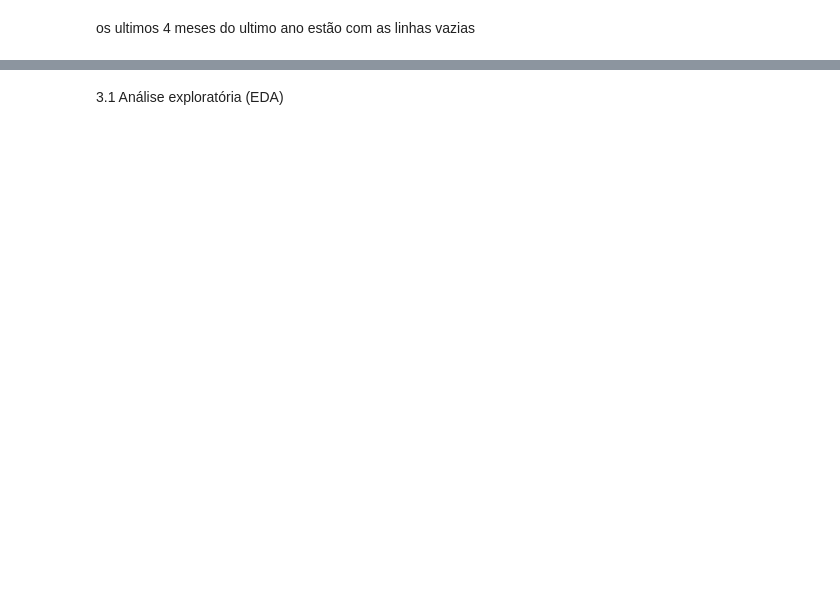
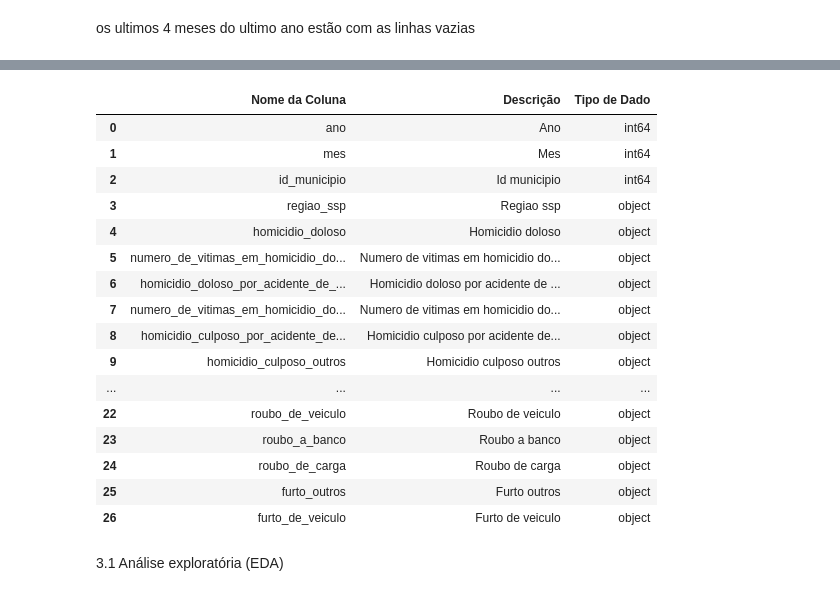
Before and after one commit to fabarroso/MVP-ML, a Jupyter notebook: mvpml.ipynb, the cells around one changed output, grey strips where cells are left out. Drawn from its saved outputs; the diff is of its cells as text; code cells hidden in the pictures; blank space fills up the shorter version.

```diff
--- a/mvpml.ipynb
+++ b/mvpml.ipynb
@@ -163,5 +163,34 @@ Linhas Eliminadas:
 50%     2012.00      6.50    3528502.00
 75%     2017.00      9.25    3543238.00
 max     2021.00     12.00    3557303.00
+# %%
+# Criar um dataframe para mostrar a estrutura de forma tabular
+column_structure = pd.DataFrame({
+    'Nome da Coluna': df.columns,
+    'Descrição': [column.replace('_', ' ').capitalize() for column in df.columns],
+    'Tipo de Dado': [df[column].dtype for column in df.columns]
+})
+
+# Exibir a estrutura do dataset de forma tabular
+#column_structure.style.set_table_attributes('class="table table-striped"').hide(axis="index")
+column_structure
+# %% [output]
+|  | Nome da Coluna | Descrição | Tipo de Dado |
+| 0 | ano | Ano | int64 |
+| 1 | mes | Mes | int64 |
+| 2 | id_municipio | Id municipio | int64 |
+| 3 | regiao_ssp | Regiao ssp | object |
+| 4 | homicidio_doloso | Homicidio doloso | object |
+| 5 | numero_de_vitimas_em_homicidio_do... | Numero de vitimas em homicidio do... | object |
+| 6 | homicidio_doloso_por_acidente_de_... | Homicidio doloso por acidente de ... | object |
+| 7 | numero_de_vitimas_em_homicidio_do... | Numero de vitimas em homicidio do... | object |
+| 8 | homicidio_culposo_por_acidente_de... | Homicidio culposo por acidente de... | object |
+| 9 | homicidio_culposo_outros | Homicidio culposo outros | object |
+| ... | ... | ... | ... |
+| 22 | roubo_de_veiculo | Roubo de veiculo | object |
+| 23 | roubo_a_banco | Roubo a banco | object |
+| 24 | roubo_de_carga | Roubo de carga | object |
+| 25 | furto_outros | Furto outros | object |
+| 26 | furto_de_veiculo | Furto de veiculo | object |
 # %% [markdown]
 3.1 Análise exploratória (EDA)
```
